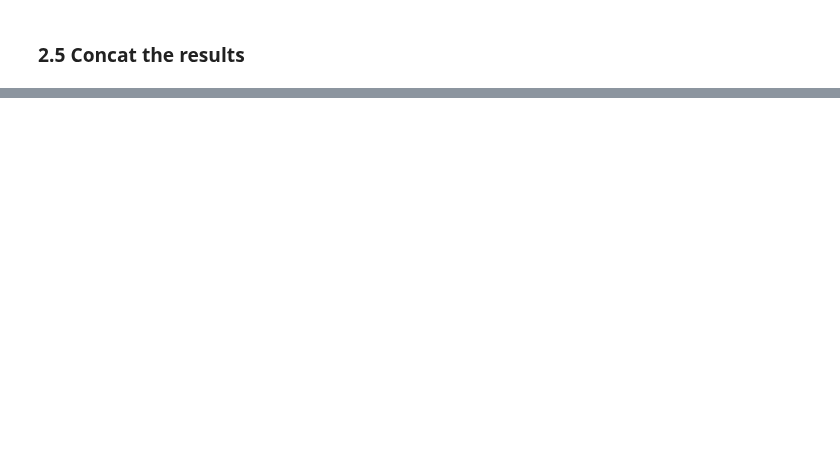
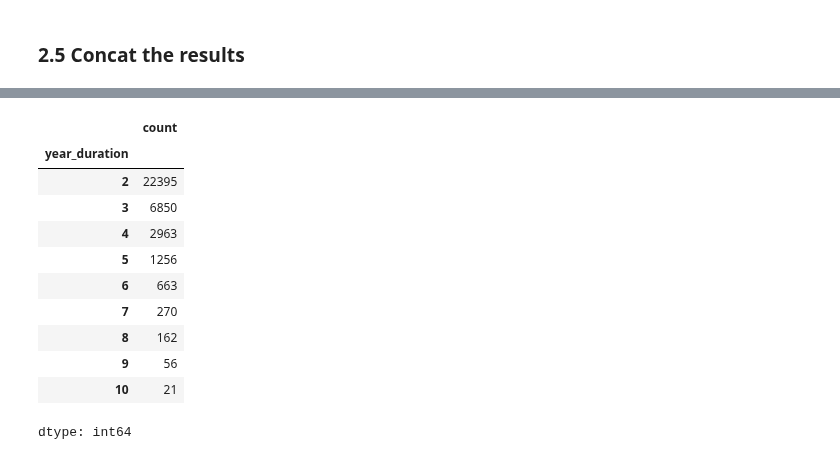
Before and after one commit to kabeerbora/1980s_delin, a Jupyter notebook: Panel_79_89_v2.ipynb, the cells around one changed output, grey strips where cells are left out. Drawn from its saved outputs; the diff is of its cells as text; code cells hidden in the pictures; blank space fills up the shorter version.

```diff
--- a/Panel_79_89_v2.ipynb
+++ b/Panel_79_89_v2.ipynb
@@ -261,2 +311,19 @@ df_final = pd.DataFrame(rows_data)
+# %%
+df_final['year_duration'] = df_final['year_to'].astype(int) - df_final['year_from'].astype(int)
+year_duration_frequency = df_final['year_duration'].value_counts()
+year_duration_frequency
+# %% [output]
+|  | count |
+| year_duration |  |
+| 2 | 22395 |
+| 3 | 6850 |
+| 4 | 2963 |
+| 5 | 1256 |
+| 6 | 663 |
+| 7 | 270 |
+| 8 | 162 |
+| 9 | 56 |
+| 10 | 21 |
+dtype: int64
 # %%
 df_final.head()
```
Also changed, not shown: parts of 5 cells of this notebook.
